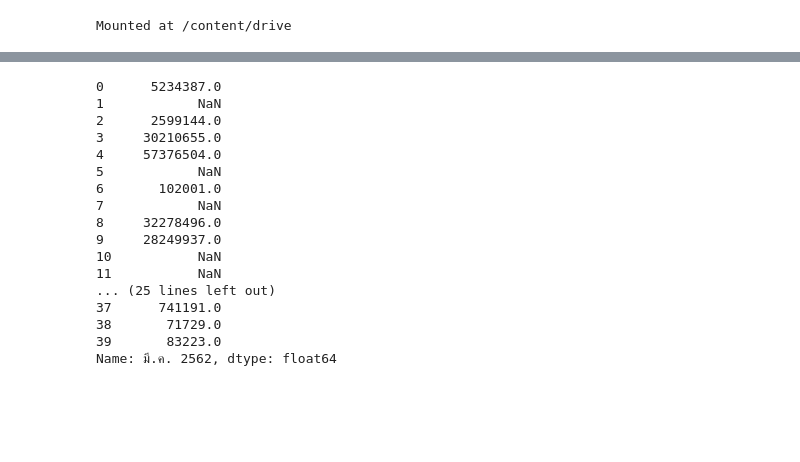
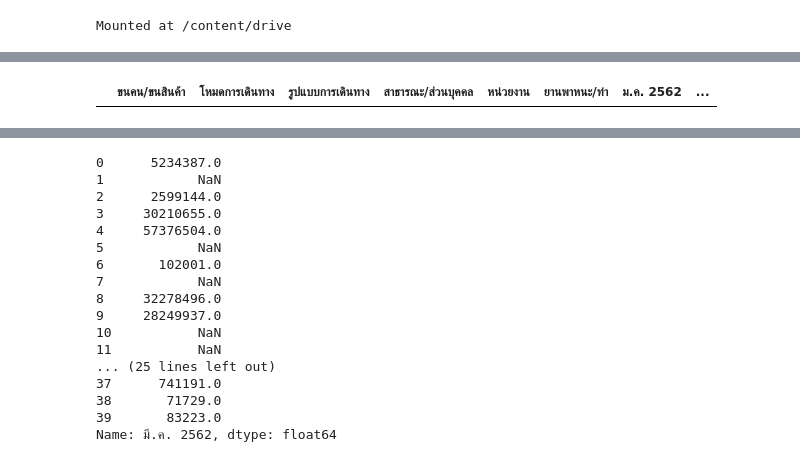
Before and after one commit to ikarosgn/data_viz, a Jupyter notebook: Q4.ipynb, the cells around one changed output, grey strips where cells are left out. Saved outputs shown, nothing was run; the diff lists cells and outputs as text; code cells hidden in the pictures; blank space fills up the shorter version.

```diff
--- a/Q4.ipynb
+++ b/Q4.ipynb
@@ -34,6 +34,10 @@ data1_df
 | 37 | ขนคน (คน) | ทางอากาศ | การเดินทางระหว่างประเทศ | สาธารณะ | ทอท. | ท่าอากาศอื่น ๆ ของ ทอท. ขาออกประเทศ | 750052 | ... |
 | 38 | ขนคน (คน) | ทางอากาศ | การเดินทางระหว่างประเทศ | สาธารณะ | ทย. | ท่าอากาศยานภูมิภาค ขาเข้าประเทศ | 98581 | ... |
 | 39 | ขนคน (คน) | ทางอากาศ | การเดินทางระหว่างประเทศ | สาธารณะ | ทย. | ท่าอากาศยานภูมิภาค ขาออกประเทศ | 96843 | ... |
+# %%
+data1_df[data1_df['ม.ค. 2562']=='รถจักรยานยนต์']
+# %% [output]
+|  | ขนคน/ขนสินค้า | โหมดการเดินทาง | รูปแบบการเดินทาง | สาธารณะ/ส่วนบุคคล | หน่วยงาน | ยานพาหนะ/ท่า | ม.ค. 2562 | ... |
 # %%
 data1_df[data1_df['ยานพาหนะ/ท่า']=='ท่าอากาศยานสุวรรณภูมิ']
 # %% [output]
```
